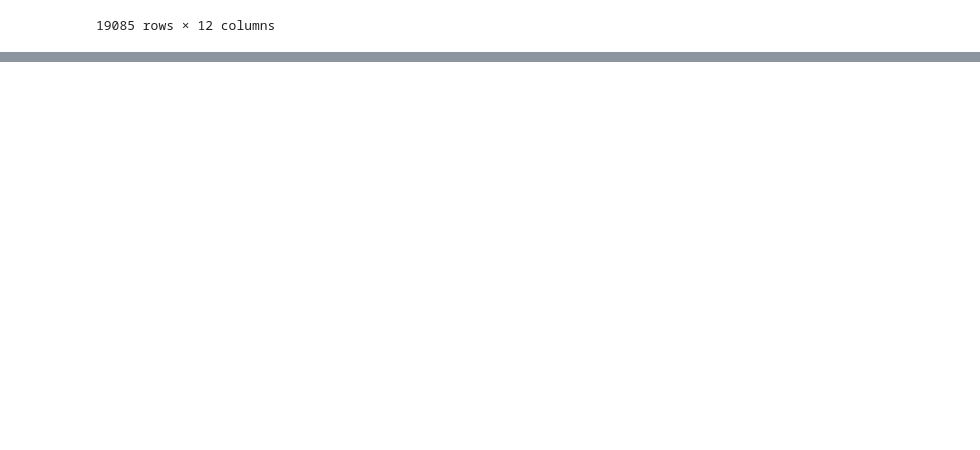
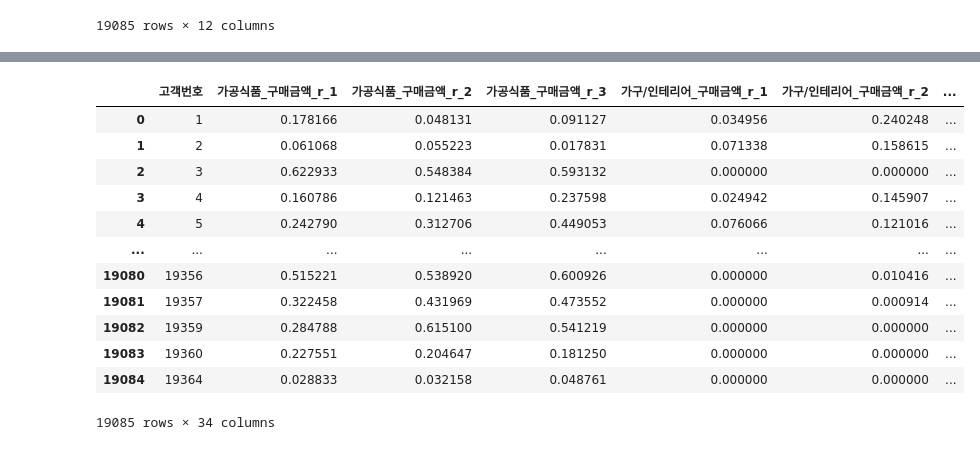
Before and after one commit to kikiru328/enterprise_analysis, a Jupyter notebook: B_clf_amt_ratio.ipynb, the cells around one changed output, grey strips where cells are left out. Saved outputs shown, nothing was run; the diff lists cells and outputs as text; code cells hidden in the pictures; blank space fills up the shorter version.

```diff
--- a/B_clf_amt_ratio.ipynb
+++ b/B_clf_amt_ratio.ipynb
@@ -317 +291,60 @@ test
+# %%
+testlist = [1,2,3]
+c_li = list(H1_r.columns)
+
+testList = []
+for col in c_li:
+  for h in testlist:
+    testList.append(f'{col}_{h}')
+testList = ['가공식품_구매금액_r_1',
+ '가공식품_구매금액_r_2',
+ '가공식품_구매금액_r_3',
+ '가구/인테리어_구매금액_r_1',
+ '가구/인테리어_구매금액_r_2',
+ '가구/인테리어_구매금액_r_3',
+ '교육/문화용품_구매금액_r_1',
+ '교육/문화용품_구매금액_r_2',
+ '교육/문화용품_구매금액_r_3',
+ '기타_구매금액_r_1',
+ '기타_구매금액_r_2',
+ '기타_구매금액_r_3',
+ '디지털/가전_구매금액_r_1',
+ '디지털/가전_구매금액_r_2',
+ '디지털/가전_구매금액_r_3',
+ '명품_구매금액_r_1',
+ '명품_구매금액_r_2',
+ '명품_구매금액_r_3',
+ '신선식품_구매금액_r_1',
+ '신선식품_구매금액_r_2',
+ '신선식품_구매금액_r_3',
+ '의류_구매금액_r_1',
+ '의류_구매금액_r_2',
+ '의류_구매금액_r_3',
+ '일상용품_구매금액_r_1',
+ '일상용품_구매금액_r_2',
+ '일상용품_구매금액_r_3',
+ '전문스포츠/레저_구매금액_r_1',
+ '전문스포츠/레저_구매금액_r_2',
+ '전문스포츠/레저_구매금액_r_3',
+ '패션잡화_구매금액_r_1',
+ '패션잡화_구매금액_r_2',
+ '패션잡화_구매금액_r_3']
+# %%
+test = test[testList]
+test = test.reset_index()
+test
+# %% [output]
+|  | 고객번호 | 가공식품_구매금액_r_1 | 가공식품_구매금액_r_2 | 가공식품_구매금액_r_3 | 가구/인테리어_구매금액_r_1 | 가구/인테리어_구매금액_r_2 | ... |
+| 0 | 1 | 0.178166 | 0.048131 | 0.091127 | 0.034956 | 0.240248 | ... |
+| 1 | 2 | 0.061068 | 0.055223 | 0.017831 | 0.071338 | 0.158615 | ... |
+| 2 | 3 | 0.622933 | 0.548384 | 0.593132 | 0.000000 | 0.000000 | ... |
+| 3 | 4 | 0.160786 | 0.121463 | 0.237598 | 0.024942 | 0.145907 | ... |
+| 4 | 5 | 0.242790 | 0.312706 | 0.449053 | 0.076066 | 0.121016 | ... |
+| ... | ... | ... | ... | ... | ... | ... | ... |
+| 19080 | 19356 | 0.515221 | 0.538920 | 0.600926 | 0.000000 | 0.010416 | ... |
+| 19081 | 19357 | 0.322458 | 0.431969 | 0.473552 | 0.000000 | 0.000914 | ... |
+| 19082 | 19359 | 0.284788 | 0.615100 | 0.541219 | 0.000000 | 0.000000 | ... |
+| 19083 | 19360 | 0.227551 | 0.204647 | 0.181250 | 0.000000 | 0.000000 | ... |
+| 19084 | 19364 | 0.028833 | 0.032158 | 0.048761 | 0.000000 | 0.000000 | ... |
+19085 rows × 34 columns
 # %%
```
Also changed, not shown: parts of 18 cells of this notebook.
